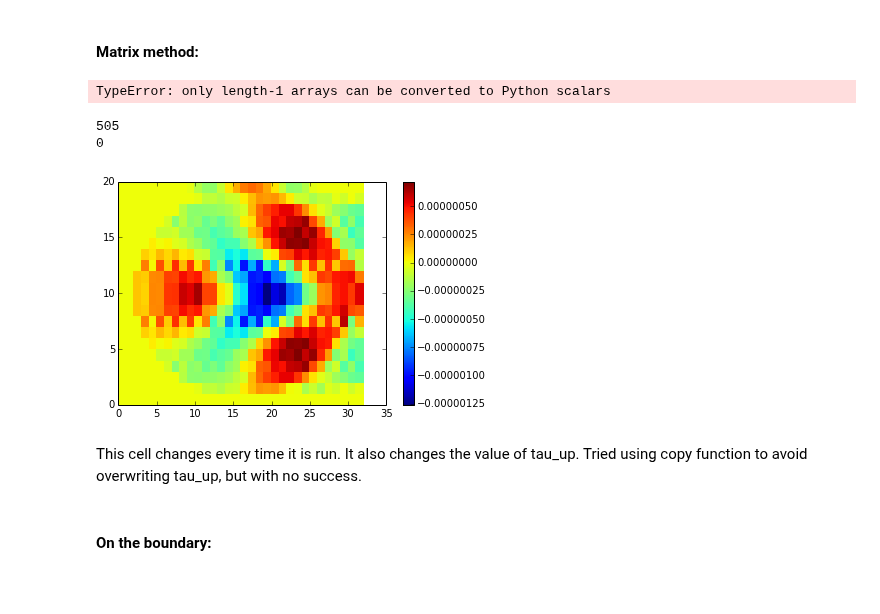
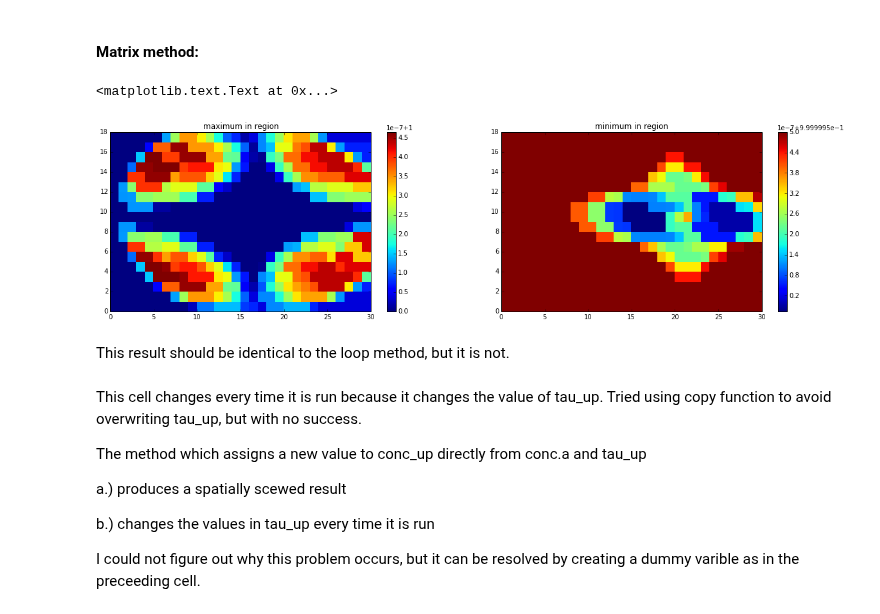
Before and after one commit to UBC-MOAD/pa-th-simple, a Jupyter notebook: prelim-model/Evaluation of 2D TVD - Step 6.ipynb, the cells around one changed output. Cells and saved outputs as stored; diff of their text form; code cells hidden in the pictures; blank space fills up the shorter version.

```diff
--- a/prelim-model/Evaluation of 2D TVD - Step 6.ipynb
+++ b/prelim-model/Evaluation of 2D TVD - Step 6.ipynb
@@ -309,53 +184,33 @@ plt.title('minimum in region')
 # %% [markdown]
 #### Matrix method:
-# %%
-# upstream flux: C m/s
-fluxx_up = np.zeros((nz, nx))
-fluxz_up = np.zeros((nz, nx))
-# define entries 0:nx-2 inclusive using n_upz etc.
-fluxx_up[:, 0:nx-1] = ux[:, 0:nx-1]*conc.a[:, 0:nx-1] * n_upx[:, 0:nx-1] + ux[:, 1:nx]*conc.a[:, 1:nx] * p_upx[:, 0:nx-1]     # C m/s
-fluxz_up[0:nz-1, :] = (sinkrate + uz[0:nz-1, :])*conc.a[0:nz-1, :] * n_upz[0:nz-1, :] + (sinkrate + uz[1:nz, :])*conc.a[1:nz, :] * p_upz[0:nz-1, :]    # C m/s
-# simlulate settling in the bottom boundary (should be >0)
-fluxz_up[nz-1, :] = 2*fluxz_up[nz-2, :] - fluxz_up[nz-3, :]
-
-# d(conc)/dt according to upstream scheme (on the grid points)
-dtau_up_dt = np.zeros((nz, nx))
-dtau_up_dt[1:nz, 1:nx] = (fluxx_up[1:nz, 0:nx-1] - fluxx_up[1:nz, 1:nx]) * conc.dx_i + (fluxz_up[0:nz-1, 1:nx] - fluxz_up[1:nz, 1:nx])  * conc.dz_i
-dtau_up_dt[0, 1:nx] = (fluxx_up[0, 0:nx-1] - fluxx_up[0, 1:nx]) * conc.dx_i - fluxz_up[0, 1:nx]  * conc.dz_i
-dtau_up_dt[1:nz, 0] = -fluxx_up[1:nz, 0] * conc.dx_i + (fluxz_up[0:nz-1, 0] - fluxz_up[1:nz, 0])  * conc.dz_i
-dtau_up_dt[0, 0] = - fluxx_up[0, 0] * conc.dx_i - fluxz_up[0, 0]  * conc.dz_i
-dtau_up_dt1 = copy.copy(dtau_up_dt)
-# new concentration based on upstream scheme
-tau_up = conc.a + dtau_up_dt * dt
-tau_up1 = copy.copy(tau_up)
-
-# max and min concentrations in 3x3 region
-conc_up = np.zeros((nz, nx))
-conc_do = np.zeros((nz, nx))
-conc_up[1:nz-1, 1:nx-1] = np.amax( np.amax( np.amax( conc.a[0:nz-2, 0:nx-2], conc.a[0:nz-2, 1:nx-1], conc.a[0:nz-2, 2:nx] ), np.amax( tau_up1[0:nz-2, 0:nx-2], tau_up1[0:nz-2, 1:nx-1], tau_up1[0:nz-2, 2:nx] ) ), np.amax( np.amax( conc.a[1:nz-1, 0:nx-2], conc.a[1:nz-1, 1:nx-1], conc.a[1:nz-1, 2:nx] ), np.amax( tau_up1[1:nz-1, 0:nx-2], tau_up1[1:nz-1, 1:nx-1], tau_up1[1:nz-1, 2:nx] ) ), np.amax( np.amax( conc.a[2:nz, 0:nx-2], conc.a[2:nz, 1:nx-1], conc.a[2:nz, 2:nx] ), np.amax( tau_up1[2:nz, 0:nx-2], tau_up1[2:nz, 1:nx-1], tau_up1[2:nz, 2:nx] ) ) )
-conc_do[1:nz-1, 1:nx-1] = np.amin( np.amin( np.amin( conc.a[0:nz-2, 0:nx-2], conc.a[0:nz-2, 1:nx-1], conc.a[0:nz-2, 2:nx] ), np.amin( tau_up1[0:nz-2, 0:nx-2], tau_up1[0:nz-2, 1:nx-1], tau_up1[0:nz-2, 2:nx] ) ), np.amin( np.amin( conc.a[1:nz-1, 0:nx-2], conc.a[1:nz-1, 1:nx-1], conc.a[1:nz-1, 2:nx] ), np.amin( tau_up1[1:nz-1, 0:nx-2], tau_up1[1:nz-1, 1:nx-1], tau_up1[1:nz-1, 2:nx] ) ), np.amin( np.amin( conc.a[2:nz, 0:nx-2], conc.a[2:nz, 1:nx-1], conc.a[2:nz, 2:nx] ), np.amin( tau_up1[2:nz, 0:nx-2], tau_up1[2:nz, 1:nx-1], tau_up1[2:nz, 2:nx] ) ) )
-
-plt.subplots(1,2,figsize = (20, 5))
-plt.subplot(121)
-loop = plt.pcolormesh(conc_up[1:nz-1, 1:nx-1])
-plt.colorbar(loop)
-plt.title('maximum in region')
-plt.subplot(122)
-loop = plt.pcolormesh(conc_do[1:nz-1, 1:nx-1])
-plt.colorbar(loop)
-plt.title('minimum in region')
-# %% [output]
-TypeError: only length-1 arrays can be converted to Python scalars
-# %%
-dtau = plt.pcolormesh(tau_up - tau_up1)
-plt.colorbar(dtau)
-print(640 - sum(sum(tau_up == tau_up1)))
-print(640 - sum(sum(dtau_up_dt == dtau_up_dt1)))
-# %% [output]
-505
-0
-[figure, removed]
+# %%
+# max and min concentrations in 3x3 region
+conc_up = np.empty_like(conc.a)
+conc_do = np.empty_like(conc.a)
+conc_up[1:nz-1, 1:nx-1] = np.maximum(np.maximum( np.maximum( conc.a[0:nz-2, 0:nx-2], conc.a[0:nz-2, 1:nx-1], conc.a[0:nz-2, 2:nx] ), np.maximum( tau_up[0:nz-2, 0:nx-2], tau_up[0:nz-2, 1:nx-1], tau_up[0:nz-2, 2:nx] ) ), np.maximum( np.maximum( conc.a[1:nz-1, 0:nx-2], conc.a[1:nz-1, 1:nx-1], conc.a[1:nz-1, 2:nx] ), np.maximum( tau_up[1:nz-1, 0:nx-2], tau_up[1:nz-1, 1:nx-1], tau_up[1:nz-1, 2:nx] ) ), np.maximum( np.maximum( conc.a[2:nz, 0:nx-2], conc.a[2:nz, 1:nx-1], conc.a[2:nz, 2:nx]       ), np.maximum( tau_up[2:nz, 0:nx-2], tau_up[2:nz, 1:nx-1], tau_up[2:nz, 2:nx]       ) ) )
+conc_do[1:nz-1, 1:nx-1] = np.minimum(np.minimum( np.minimum( conc.a[0:nz-2, 0:nx-2], conc.a[0:nz-2, 1:nx-1], conc.a[0:nz-2, 2:nx] ), np.minimum( tau_up[0:nz-2, 0:nx-2], tau_up[0:nz-2, 1:nx-1], tau_up[0:nz-2, 2:nx] ) ), np.minimum( np.minimum( conc.a[1:nz-1, 0:nx-2], conc.a[1:nz-1, 1:nx-1], conc.a[1:nz-1, 2:nx] ), np.minimum( tau_up[1:nz-1, 0:nx-2], tau_up[1:nz-1, 1:nx-1], tau_up[1:nz-1, 2:nx] ) ), np.minimum( np.minimum( conc.a[2:nz, 0:nx-2], conc.a[2:nz, 1:nx-1], conc.a[2:nz, 2:nx]       ), np.minimum( tau_up[2:nz, 0:nx-2], tau_up[2:nz, 1:nx-1], tau_up[2:nz, 2:nx]       ) ) )
+
+plt.subplots(1,2,figsize = (20, 5))
+plt.subplot(121)
+loop = plt.pcolormesh(conc_up[1:nz-1, 1:nx-1])
+plt.colorbar(loop)
+plt.title('maximum in region')
+plt.subplot(122)
+loop = plt.pcolormesh(conc_do[1:nz-1, 1:nx-1])
+plt.colorbar(loop)
+plt.title('minimum in region')
+# %% [output]
+<matplotlib.text.Text at 0x...>
+[figure, added]
+# %% [markdown]
+This result should be identical to the loop method, but it is not.
 # %% [markdown]
-This cell changes every time it is run. It also changes the value of tau_up. Tried using copy function to avoid overwriting tau_up, but with no success.
+This cell changes every time it is run because it changes the value of tau_up. Tried using copy function to avoid overwriting tau_up, but with no success.
+
+The method which assigns a new value to conc_up directly from conc.a and tau_up
+
+a.) produces a spatially scewed result
+
+b.) changes the values in tau_up every time it is run
+
+I could not figure out why this problem occurs, but it can be resolved by creating a dummy varible as in the preceeding cell.
-# %% [markdown]
-#### On the boundary:
```
Also changed, not shown: parts of 23 cells of this notebook, 2 other files.
